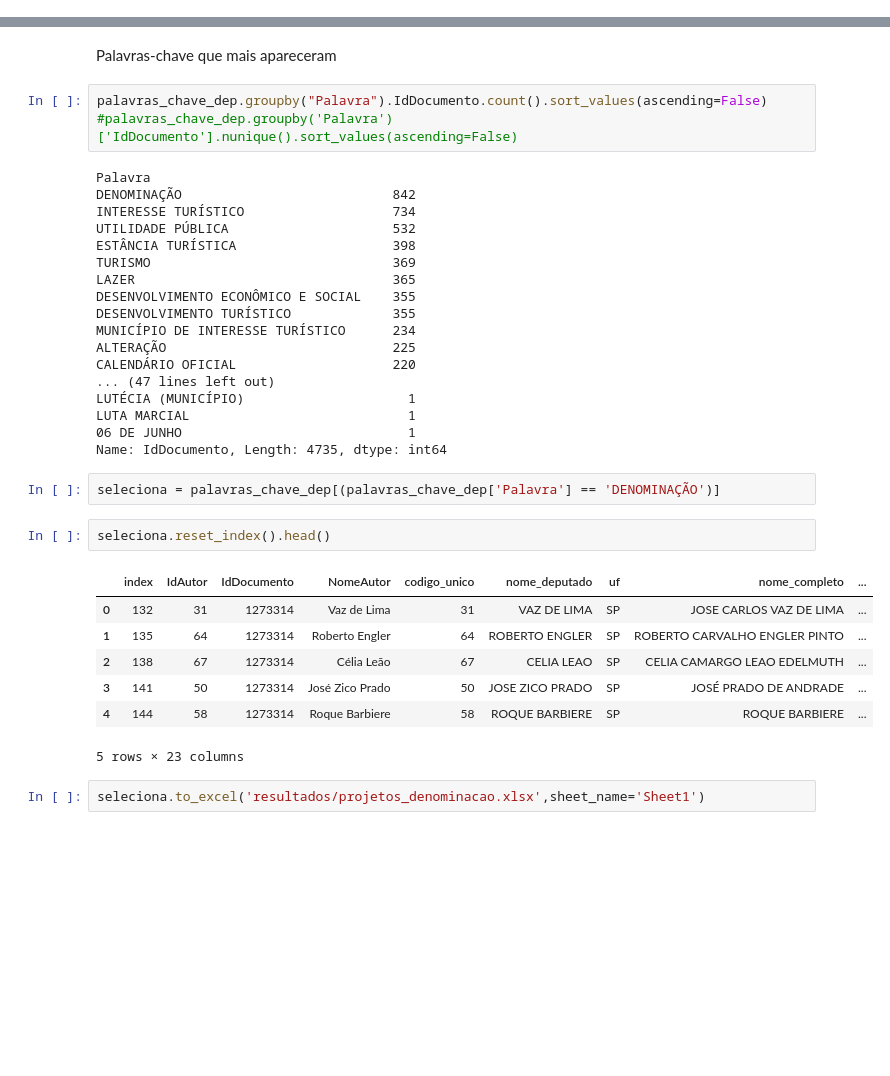
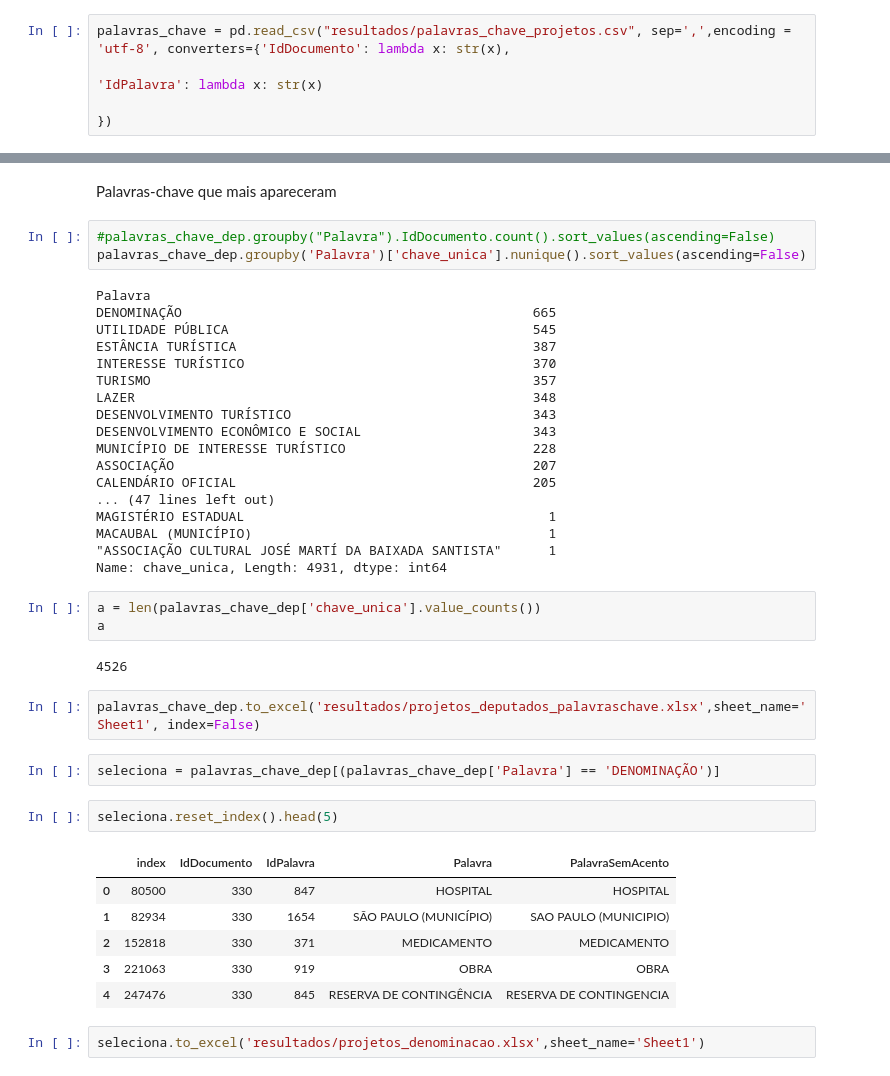
Before and after one commit to reichaves/alesp, a Jupyter notebook: alesp_projetos.ipynb, the cells around one changed output, grey strips where cells are left out. Drawn from its saved outputs; the diff is of its cells as text; blank space fills up the shorter version.

```diff
--- a/alesp_projetos.ipynb
+++ b/alesp_projetos.ipynb
@@ -481,5 +533,9 @@ seleciona
 # %% [markdown]
 # Une os autores de projetos e palavras-chave
+# %%
+palavras_chave = pd.read_csv("resultados/palavras_chave_projetos.csv", sep=',',encoding = 'utf-8', converters={'IdDocumento': lambda x: str(x),
+                                                                                                                         'IdPalavra': lambda x: str(x)
+                                                                                                                         })
 # %%
 autores_projetos = pd.read_csv("resultados/deputados_autores_projetos.csv", sep=',',encoding = 'utf-8', converters={'IdAutor': lambda x: str(x),
                                                                                                                          'IdDocumento': lambda x: str(x),
@@ -562,38 +632,44 @@ Name: IdDocumento, Length: 109, dtype: int64
 # %% [markdown]
 Palavras-chave que mais apareceram
 # %%
-palavras_chave_dep.groupby("Palavra").IdDocumento.count().sort_values(ascending=False)
-#palavras_chave_dep.groupby('Palavra')['IdDocumento'].nunique().sort_values(ascending=False)
+#palavras_chave_dep.groupby("Palavra").IdDocumento.count().sort_values(ascending=False)
+palavras_chave_dep.groupby('Palavra')['chave_unica'].nunique().sort_values(ascending=False)
 # %% [output]
 Palavra
-DENOMINAÇÃO                           842
-INTERESSE TURÍSTICO                   734
-UTILIDADE PÚBLICA                     532
-ESTÂNCIA TURÍSTICA                    398
-TURISMO                               369
-LAZER                                 365
-DESENVOLVIMENTO ECONÔMICO E SOCIAL    355
-DESENVOLVIMENTO TURÍSTICO             355
-MUNICÍPIO DE INTERESSE TURÍSTICO      234
-ALTERAÇÃO                             225
-CALENDÁRIO OFICIAL                    220
+DENOMINAÇÃO                                             665
+UTILIDADE PÚBLICA                                       545
+ESTÂNCIA TURÍSTICA                                      387
+INTERESSE TURÍSTICO                                     370
+TURISMO                                                 357
+LAZER                                                   348
+DESENVOLVIMENTO TURÍSTICO                               343
+DESENVOLVIMENTO ECONÔMICO E SOCIAL                      343
+MUNICÍPIO DE INTERESSE TURÍSTICO                        228
+ASSOCIAÇÃO                                              207
+CALENDÁRIO OFICIAL                                      205
 ... (47 lines left out)
-LUTÉCIA (MUNICÍPIO)                     1
-LUTA MARCIAL                            1
-06 DE JUNHO                             1
-Name: IdDocumento, Length: 4735, dtype: int64
+MAGISTÉRIO ESTADUAL                                       1
+MACAUBAL (MUNICÍPIO)                                      1
+"ASSOCIAÇÃO CULTURAL JOSÉ MARTÍ DA BAIXADA SANTISTA"      1
+Name: chave_unica, Length: 4931, dtype: int64
+# %%
+a = len(palavras_chave_dep['chave_unica'].value_counts())
+a
+# %% [output]
+4526
+# %%
+palavras_chave_dep.to_excel('resultados/projetos_deputados_palavraschave.xlsx',sheet_name='Sheet1', index=False)
 # %%
 seleciona = palavras_chave_dep[(palavras_chave_dep['Palavra'] == 'DENOMINAÇÃO')]
 # %%
-seleciona.reset_index().head()
+seleciona.reset_index().head(5)
 # %% [output]
-|  | index | IdAutor | IdDocumento | NomeAutor | codigo_unico | nome_deputado | uf | nome_completo | ... |
-| 0 | 132 | 31 | 1273314 | Vaz de Lima | 31 | VAZ DE LIMA | SP | JOSE CARLOS VAZ DE LIMA | ... |
-| 1 | 135 | 64 | 1273314 | Roberto Engler | 64 | ROBERTO ENGLER | SP | ROBERTO CARVALHO ENGLER PINTO | ... |
-| 2 | 138 | 67 | 1273314 | Célia Leão | 67 | CELIA LEAO | SP | CELIA CAMARGO LEAO EDELMUTH | ... |
-| 3 | 141 | 50 | 1273314 | José Zico Prado | 50 | JOSE ZICO PRADO | SP | JOSÉ PRADO DE ANDRADE | ... |
-| 4 | 144 | 58 | 1273314 | Roque Barbiere | 58 | ROQUE BARBIERE | SP | ROQUE BARBIERE | ... |
+|  | index | IdDocumento | IdPalavra | Palavra | PalavraSemAcento |
+| 0 | 80500 | 330 | 847 | HOSPITAL | HOSPITAL |
+| 1 | 82934 | 330 | 1654 | SÃO PAULO (MUNICÍPIO) | SAO PAULO (MUNICIPIO) |
+| 2 | 152818 | 330 | 371 | MEDICAMENTO | MEDICAMENTO |
+| 3 | 221063 | 330 | 919 | OBRA | OBRA |
+| 4 | 247476 | 330 | 845 | RESERVA DE CONTINGÊNCIA | RESERVA DE CONTINGENCIA |
-5 rows × 23 columns
 # %%
 seleciona.to_excel('resultados/projetos_denominacao.xlsx',sheet_name='Sheet1')
 # %%
```
Also changed, not shown: parts of 76 cells of this notebook, 1 other file.
